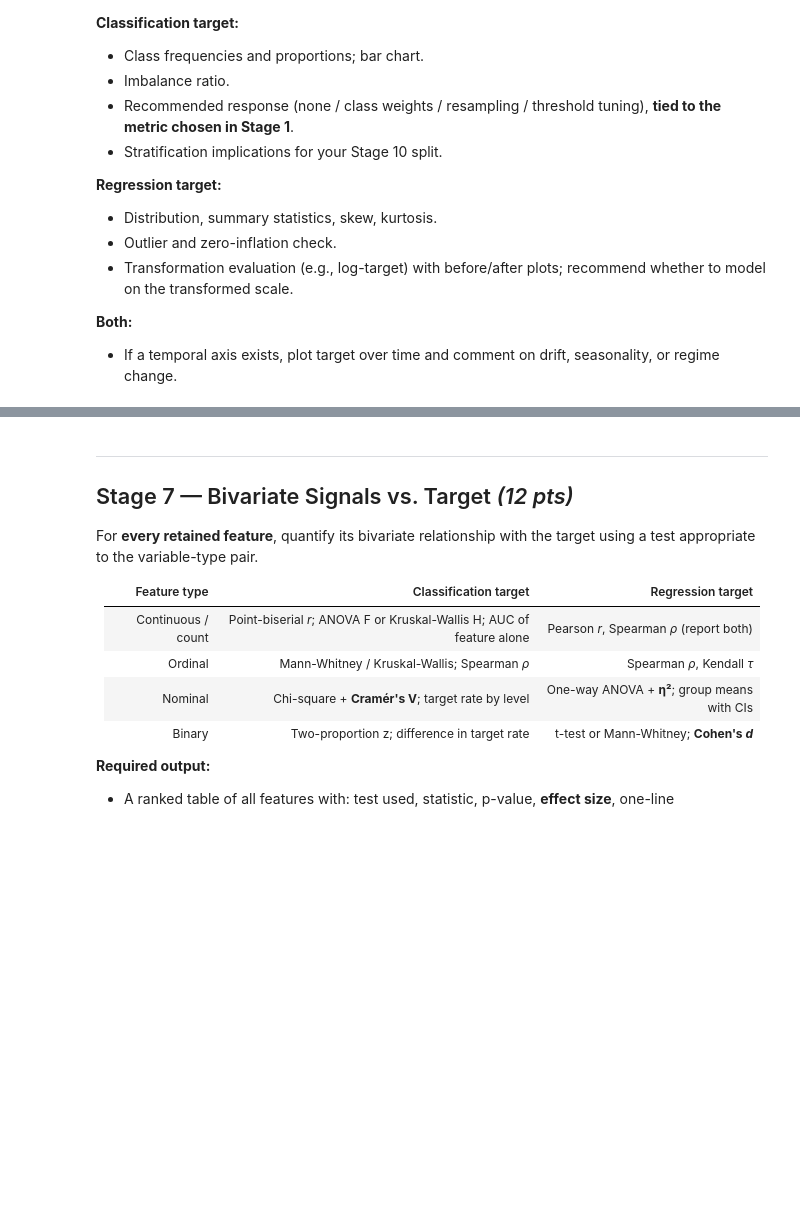
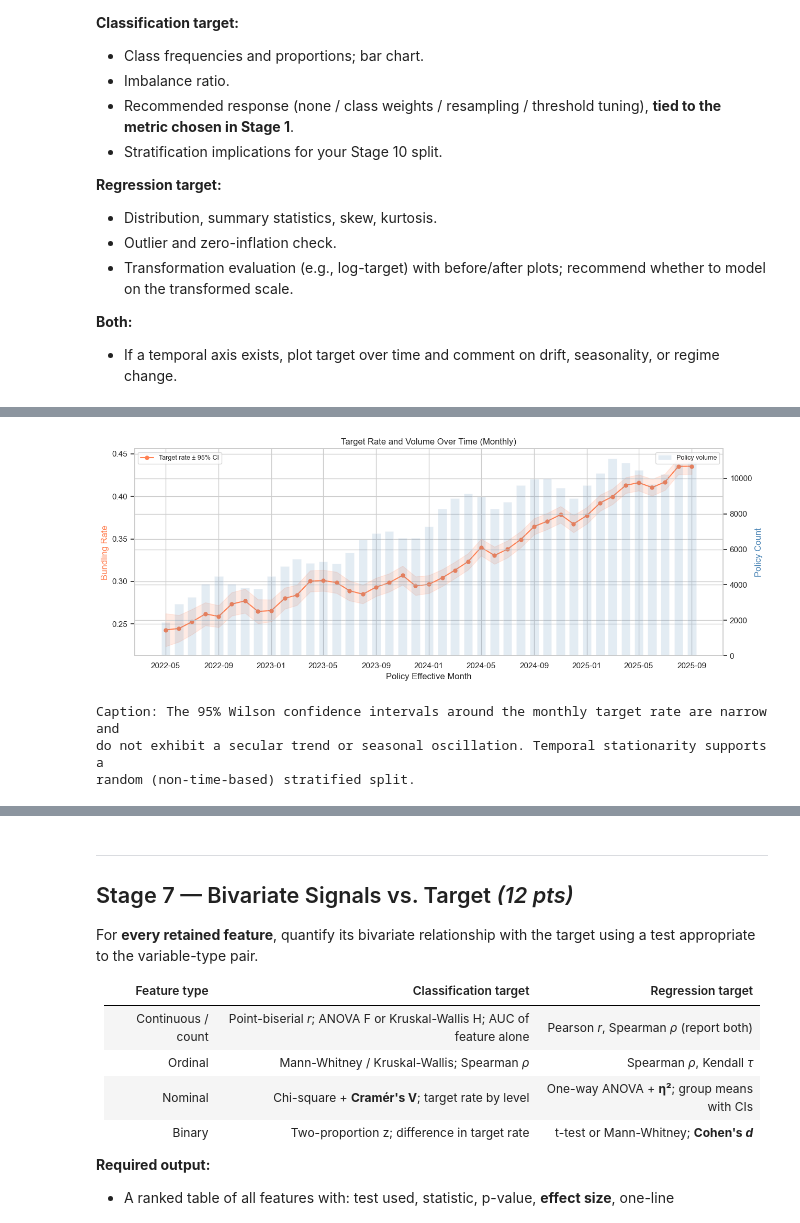
Before and after one commit to mustafaiz-msds/GRAD_5800, a Jupyter notebook: capstone_eda_starter_notebook.ipynb, the cells around one changed output, grey strips where cells are left out. Cells and saved outputs as stored; diff of their text form; code cells hidden in the pictures; blank space fills up the shorter version.

```diff
--- a/capstone_eda_starter_notebook.ipynb
+++ b/capstone_eda_starter_notebook.ipynb
@@ -783,0 +815,34 @@ Categorical Cardinality Summary:
+# %%
+# Imbalance / skew metrics + (if applicable) target-over-time plot
+
+df['YM'] = df['POL_EFF_DT'].dt.to_period('M')
+monthly = df.groupby('YM')[TARGET].agg(['mean', 'count', 'sum'])
+monthly.index = monthly.index.to_timestamp()
+monthly['ci_95'] = 1.96 * np.sqrt(monthly['mean'] * (1 - monthly['mean']) / monthly['count'])
+
+fig, ax1 = plt.subplots(figsize=(13, 5))
+ax1.fill_between(monthly.index,
+                 monthly['mean'] - monthly['ci_95'],
+                 monthly['mean'] + monthly['ci_95'],
+                 alpha=0.15, color='coral')
+ax1.plot(monthly.index, monthly['mean'], 'o-', color='coral', markersize=5, label='Target rate ± 95% CI')
+ax1.set_ylabel('Bundling Rate', color='coral')
+ax1.set_xlabel('Policy Effective Month')
+ax1.legend(loc='upper left', fontsize=9)
+
+ax2 = ax1.twinx()
+ax2.bar(monthly.index, monthly['count'], alpha=0.15, color='steelblue', width=20, label='Policy volume')
+ax2.set_ylabel('Policy Count', color='steelblue')
+ax2.legend(loc='upper right', fontsize=9)
+
+ax1.set_title('Target Rate and Volume Over Time (Monthly)')
+plt.tight_layout()
+plt.show()
+print("Caption: The 95% Wilson confidence intervals around the monthly target rate are narrow and")
+print("do not exhibit a secular trend or seasonal oscillation. Temporal stationarity supports a")
+print("random (non-time-based) stratified split.")
+# %% [output]
+[figure, added]
+Caption: The 95% Wilson confidence intervals around the monthly target rate are narrow and
+do not exhibit a secular trend or seasonal oscillation. Temporal stationarity supports a
+random (non-time-based) stratified split.
```
Also changed, not shown: parts of 49 cells of this notebook.
